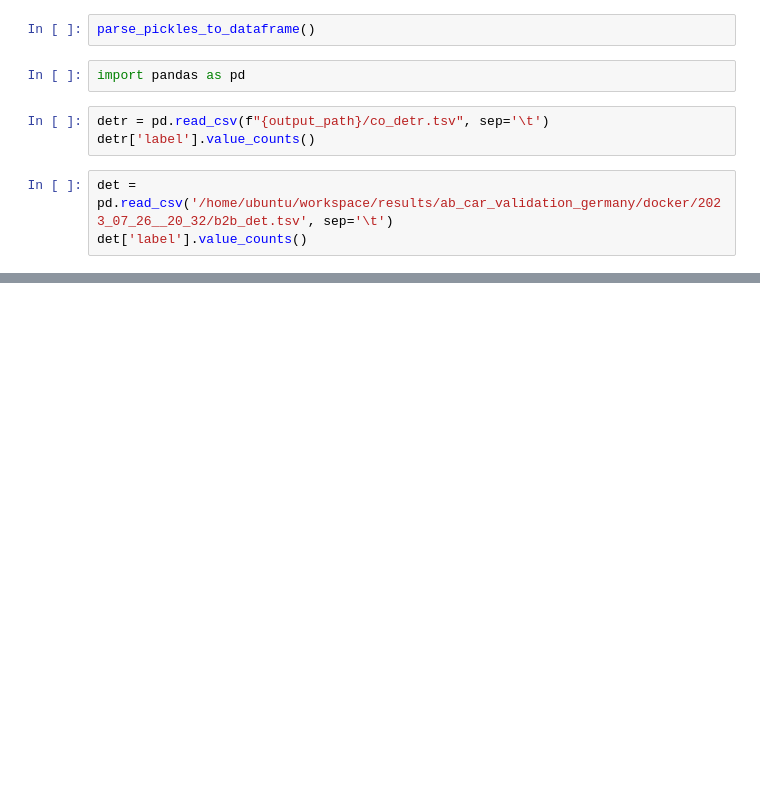
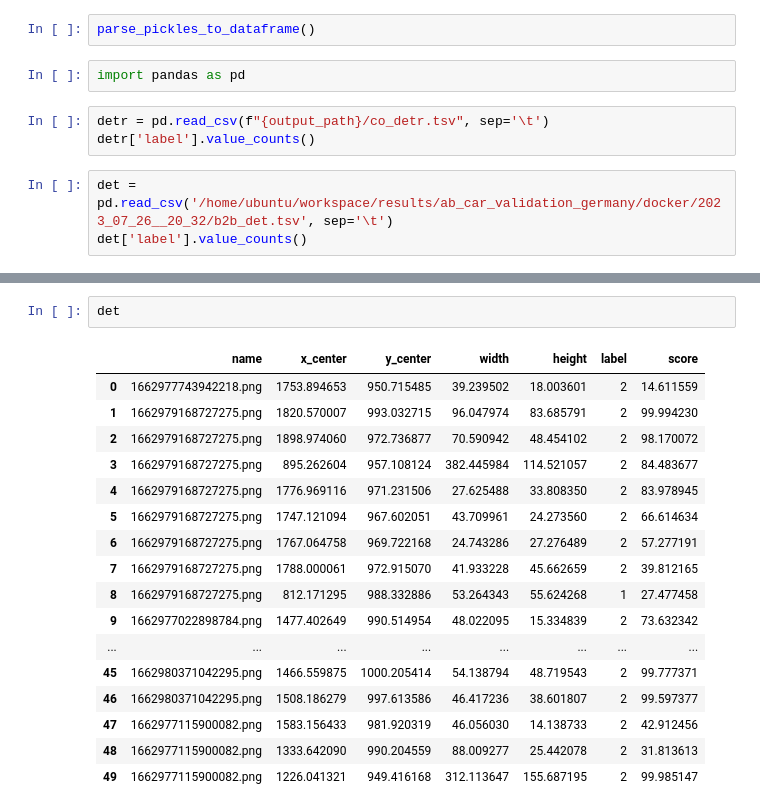
Before and after one commit to ZivKassnerAB/Co-DETR, a Jupyter notebook: INFER.ipynb, the cells around one changed output, grey strips where cells are left out. Cells and saved outputs as stored; diff of their text form; blank space fills up the shorter version.

```diff
--- a/INFER.ipynb
+++ b/INFER.ipynb
@@ -111,0 +251,20 @@ detections
+# %%
+det
+# %% [output]
+|  | name | x_center | y_center | width | height | label | score |
+| 0 | 1662977743942218.png | 1753.894653 | 950.715485 | 39.239502 | 18.003601 | 2 | 14.611559 |
+| 1 | 1662979168727275.png | 1820.570007 | 993.032715 | 96.047974 | 83.685791 | 2 | 99.994230 |
+| 2 | 1662979168727275.png | 1898.974060 | 972.736877 | 70.590942 | 48.454102 | 2 | 98.170072 |
+| 3 | 1662979168727275.png | 895.262604 | 957.108124 | 382.445984 | 114.521057 | 2 | 84.483677 |
+| 4 | 1662979168727275.png | 1776.969116 | 971.231506 | 27.625488 | 33.808350 | 2 | 83.978945 |
+| 5 | 1662979168727275.png | 1747.121094 | 967.602051 | 43.709961 | 24.273560 | 2 | 66.614634 |
+| 6 | 1662979168727275.png | 1767.064758 | 969.722168 | 24.743286 | 27.276489 | 2 | 57.277191 |
+| 7 | 1662979168727275.png | 1788.000061 | 972.915070 | 41.933228 | 45.662659 | 2 | 39.812165 |
+| 8 | 1662979168727275.png | 812.171295 | 988.332886 | 53.264343 | 55.624268 | 1 | 27.477458 |
+| 9 | 1662977022898784.png | 1477.402649 | 990.514954 | 48.022095 | 15.334839 | 2 | 73.632342 |
+| ... | ... | ... | ... | ... | ... | ... | ... |
+| 45 | 1662980371042295.png | 1466.559875 | 1000.205414 | 54.138794 | 48.719543 | 2 | 99.777371 |
+| 46 | 1662980371042295.png | 1508.186279 | 997.613586 | 46.417236 | 38.601807 | 2 | 99.597377 |
+| 47 | 1662977115900082.png | 1583.156433 | 981.920319 | 46.056030 | 14.138733 | 2 | 42.912456 |
+| 48 | 1662977115900082.png | 1333.642090 | 990.204559 | 88.009277 | 25.442078 | 2 | 31.813613 |
+| 49 | 1662977115900082.png | 1226.041321 | 949.416168 | 312.113647 | 155.687195 | 2 | 99.985147 |
```
Also changed, not shown: parts of 14 cells of this notebook, 5 other files.
